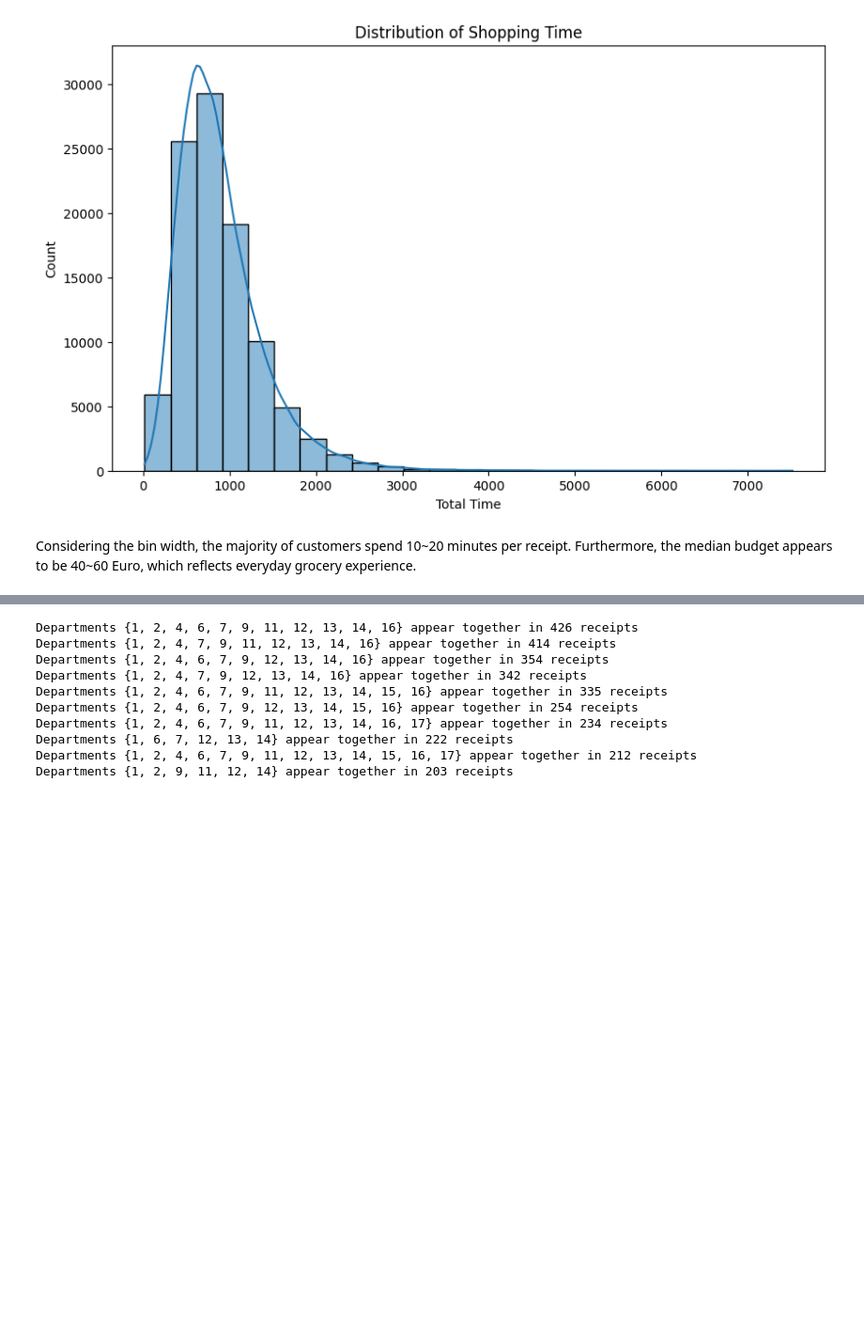
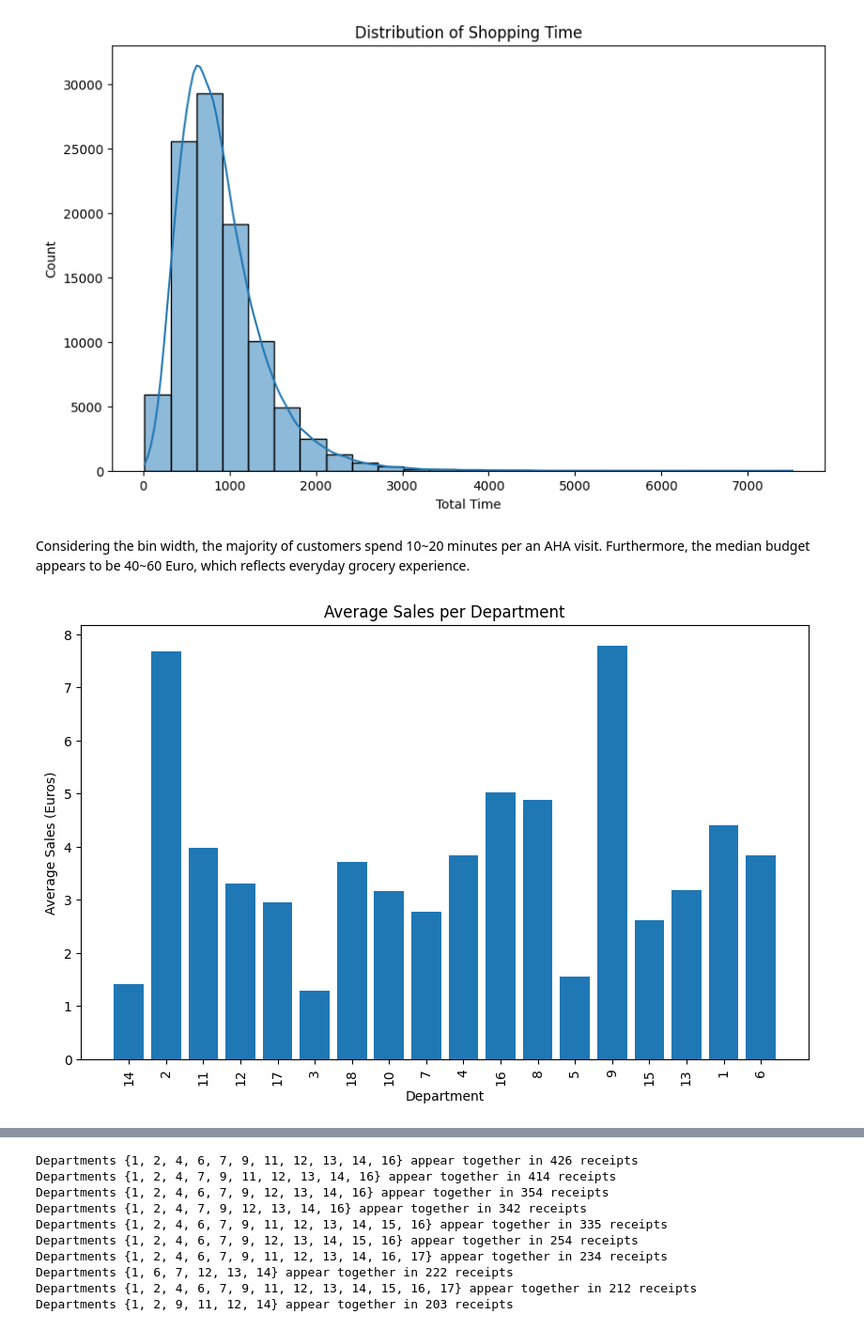
Before and after one commit to sangwooyu7/ahaanomalydetection, a Jupyter notebook: sangwoo/eda.ipynb, the cells around one changed output, grey strips where cells are left out. Shown at 94% size. Drawn from its saved outputs; the diff is of its cells as text; code cells hidden in the pictures; blank space fills up the shorter version.

```diff
--- a/sangwoo/eda.ipynb
+++ b/sangwoo/eda.ipynb
@@ -55,4 +56,24 @@ plt.show()
 [figure]
 [figure]
 # %% [markdown]
-Considering the bin width, the majority of customers spend 10~20 minutes per receipt. Furthermore, the median budget appears to be 40~60 Euro, which reflects everyday grocery experience.
+Considering the bin width, the majority of customers spend 10~20 minutes per an AHA visit.
+ Furthermore, the median budget appears to be 40~60 Euro, which reflects everyday grocery experience.
+# %%
+sales_per_department = scans_df.groupby('Department')['Price'].sum().reset_index()
+count_per_department = scans_df.groupby('Department')['Price'].count().reset_index()
+
+avg_sales_per_department = sales_per_department.merge(count_per_department, on='Department')
+avg_sales_per_department['Avg_Sales'] = avg_sales_per_department['Price_x'] / avg_sales_per_department['Price_y']
+avg_sales_per_department = avg_sales_per_department.sort_values(by='Avg_Sales', ascending=False)
+
+# plot suggested by ChatGPT
+plt.figure(figsize=(10, 6))
+plt.bar(avg_sales_per_department['Department'], avg_sales_per_department['Avg_Sales'])
+plt.xlabel('Department')
+plt.ylabel('Average Sales (Euros)')
+plt.title('Average Sales per Department')
+plt.xticks(rotation=90, ticks=range(1, len(avg_sales_per_department['Department'])+1), labels=avg_sales_per_department['Department'])
+
+plt.show()
+# %% [output]
+[figure, added]
```
Also changed, not shown: parts of 7 cells of this notebook.
